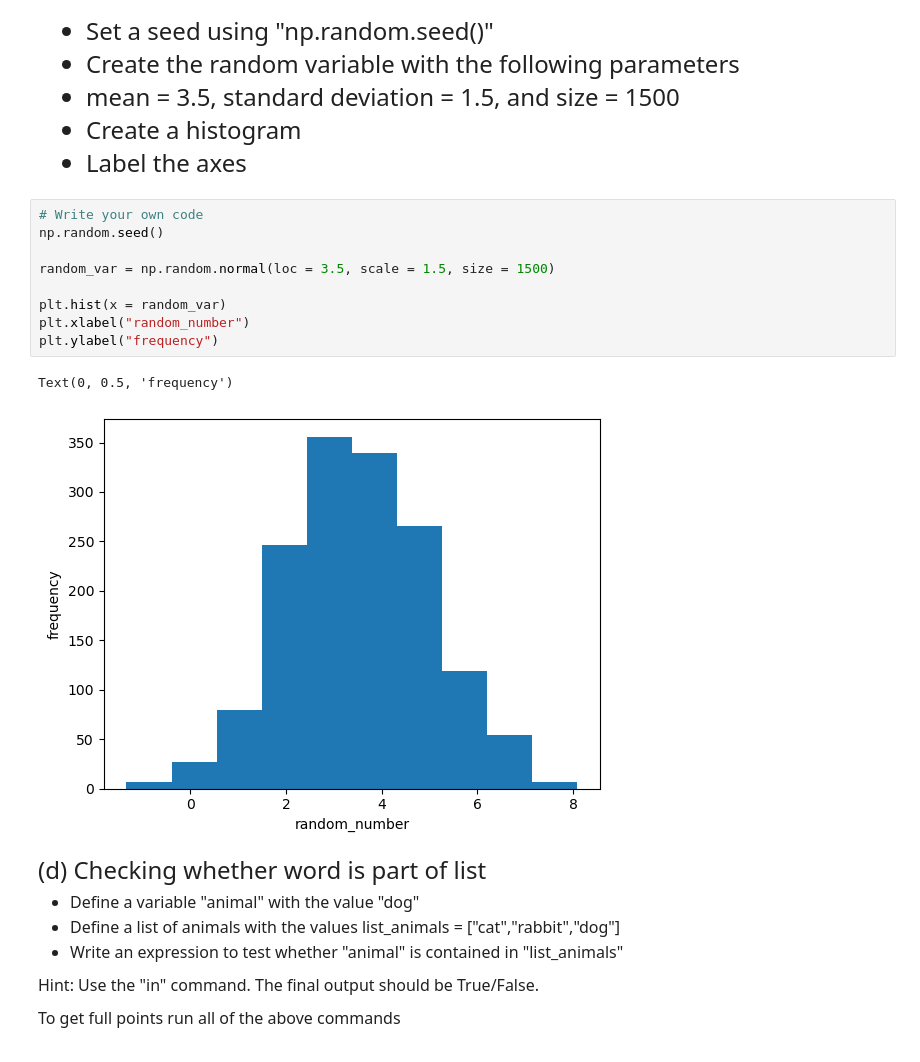
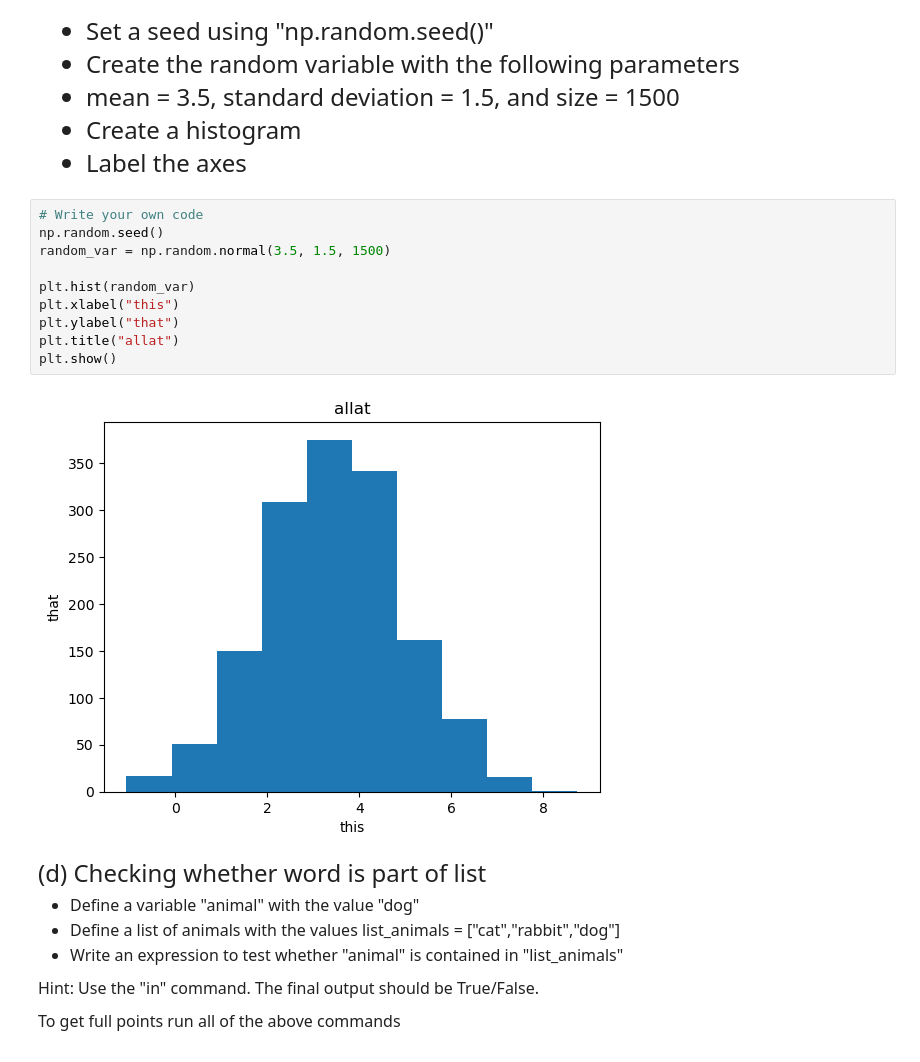
Before and after one commit to JeffreyZhous/qtm151spring2024, a Jupyter notebook: lecture_03/assignment 3/assignment3.ipynb, the cells around one changed output. Cells and saved outputs as stored; diff of their text form.

```diff
--- a/lecture_03/assignment 3/assignment3.ipynb
+++ b/lecture_03/assignment 3/assignment3.ipynb
@@ -105,15 +103,15 @@ To get full points:
 # %%
 # Write your own code
 np.random.seed()
+random_var = np.random.normal(3.5, 1.5, 1500)
 
-random_var = np.random.normal(loc = 3.5, scale = 1.5, size = 1500)
-
-plt.hist(x = random_var)
-plt.xlabel("random_number")
-plt.ylabel("frequency")
+plt.hist(random_var)
+plt.xlabel("this")
+plt.ylabel("that")
+plt.title("allat")
+plt.show()
 # %% [output]
-Text(0, 0.5, 'frequency')
-[figure, old version]
+[figure, new version]
 # %% [markdown]
 <font size = "5">
 
```
Also changed, not shown: parts of 2 cells of this notebook, 7 other files.
